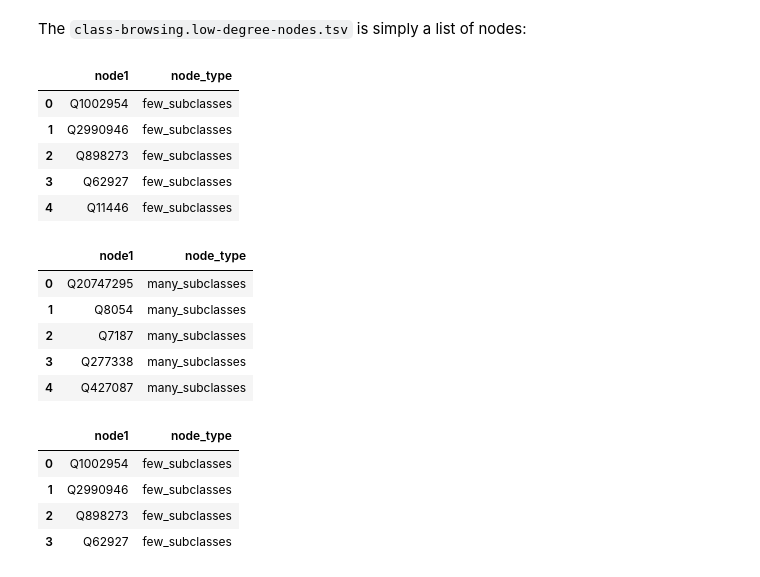
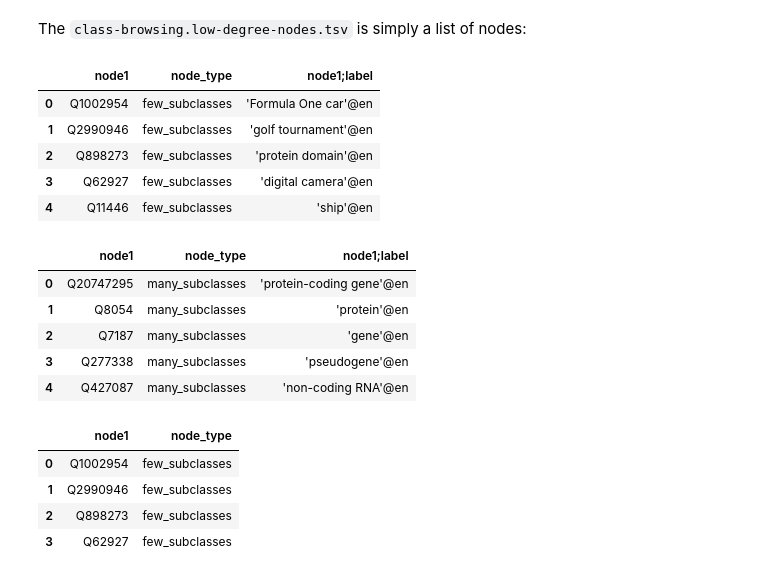
Before and after one commit to usc-isi-i2/kgtk-notebooks, a Jupyter notebook: use-cases/class-visualization.ipynb, the cells around one changed output. Drawn from its saved outputs; the diff is of its cells as text; code cells hidden in the pictures.

```diff
--- a/use-cases/class-visualization.ipynb
+++ b/use-cases/class-visualization.ipynb
@@ -273,14 +293,14 @@ kgtk("""
 # %% [markdown]
 The `class-browsing.low-degree-nodes.tsv` is simply a list of nodes:
 # %%
-kgtk("head -n 5 -i $OUT/class-browsing.low-degree-nodes.tsv")
+kgtk("head -n 5 -i $OUT/class-browsing.low-degree-nodes.tsv / add-labels")
 # %% [output]
-|  | node1 | node_type |
-| 0 | Q1002954 | few_subclasses |
-| 1 | Q2990946 | few_subclasses |
-| 2 | Q898273 | few_subclasses |
-| 3 | Q62927 | few_subclasses |
-| 4 | Q11446 | few_subclasses |
+|  | node1 | node_type | node1;label |
+| 0 | Q1002954 | few_subclasses | 'Formula One car'@en |
+| 1 | Q2990946 | few_subclasses | 'golf tournament'@en |
+| 2 | Q898273 | few_subclasses | 'protein domain'@en |
+| 3 | Q62927 | few_subclasses | 'digital camera'@en |
+| 4 | Q11446 | few_subclasses | 'ship'@en |
 # %%
 kgtk("""
     query -i $OUT/statistics.p279.tsv.gz
@@ -291,14 +311,14 @@ kgtk("""
     -o $OUT/class-browsing.high-degree-nodes.tsv
 """)
 # %%
-kgtk("head -n 5 -i $OUT/class-browsing.high-degree-nodes.tsv")
+kgtk("head -n 5 -i $OUT/class-browsing.high-degree-nodes.tsv / add-labels")
 # %% [output]
-|  | node1 | node_type |
-| 0 | Q20747295 | many_subclasses |
-| 1 | Q8054 | many_subclasses |
-| 2 | Q7187 | many_subclasses |
-| 3 | Q277338 | many_subclasses |
-| 4 | Q427087 | many_subclasses |
+|  | node1 | node_type | node1;label |
+| 0 | Q20747295 | many_subclasses | 'protein-coding gene'@en |
+| 1 | Q8054 | many_subclasses | 'protein'@en |
+| 2 | Q7187 | many_subclasses | 'gene'@en |
+| 3 | Q277338 | many_subclasses | 'pseudogene'@en |
+| 4 | Q427087 | many_subclasses | 'non-coding RNA'@en |
 # %%
 kgtk("""
     cat --use-graph-cache-envar False --mode NONE -i $OUT/class-browsing.low-degree-nodes.tsv -i $OUT/class-browsing.high-degree-nodes.tsv
```
Also changed, not shown: parts of 35 cells of this notebook, 1 other file.
